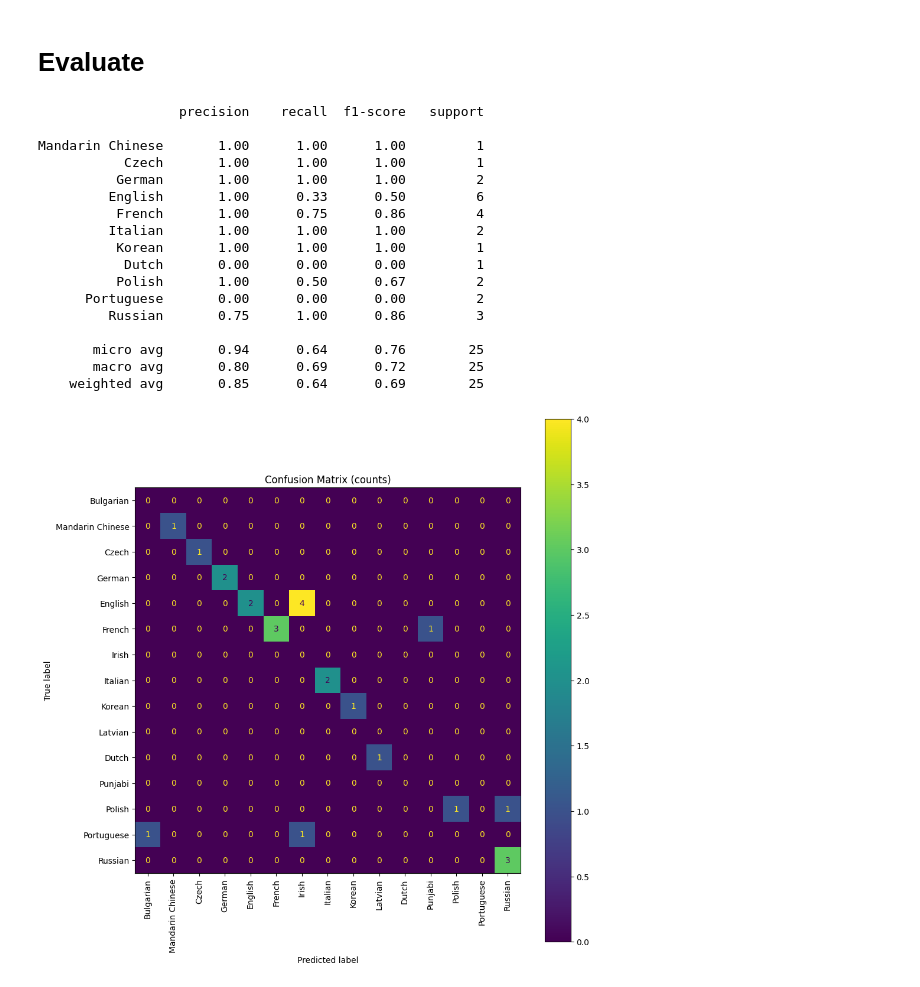
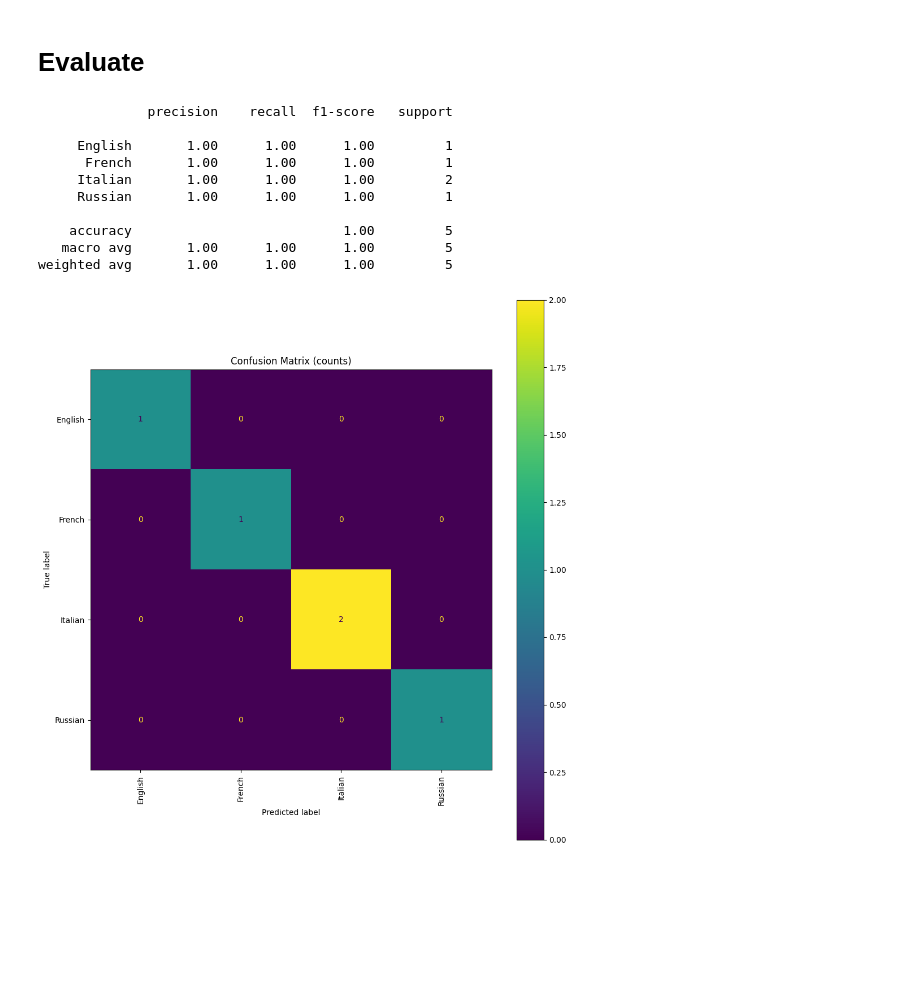
Before and after one commit to mahdouch9165/Language-Detection, a Jupyter notebook: evaluation/Evaluate_whisper_medium_fleurs_lang_id_on_minds14.ipynb, the cells around one changed output. Drawn from its saved outputs; the diff is of its cells as text; code cells hidden in the pictures; blank space fills up the shorter version.

Commit message:
Update evaluation scripts to use updated utils

```diff
--- a/evaluation/Evaluate_whisper_medium_fleurs_lang_id_on_minds14.ipynb
+++ b/evaluation/Evaluate_whisper_medium_fleurs_lang_id_on_minds14.ipynb
@@ -58,7 +58,7 @@ global_id_to_model_id = {v:k for k, v in model_id_to_global_id.items()}
 # Load and preprocess data
 # %%
 # On Google Colab cpu, runs at about 0.04 it/s, so 200 will over 1.25 hours
-minds_14 = datasets.load_dataset("PolyAI/minds14", "all", split="train").shuffle(seed=42).select(range(25))
+minds_14 = datasets.load_dataset("PolyAI/minds14", "all", split="train").shuffle(seed=42).select(range(5))
 minds_14
 # %% [output]
 You can avoid this message in future by passing the argument `trust_remote_code=True`.
@@ -172,25 +170,14 @@ unique_label_names = [model.config.id2label[id] for id in unique_label_ids]
-# %%
-_, report_text = eval_report.save_report(output_dir, label_model_ids, prediction_model_ids, unique_label_ids, unique_label_names)
-print(report_text)
-# %% [output]
-                  precision    recall  f1-score   support
-
-Mandarin Chinese       1.00      1.00      1.00         1
-           Czech       1.00      1.00      1.00         1
-          German       1.00      1.00      1.00         2
-         English       1.00      0.33      0.50         6
-          French       1.00      0.75      0.86         4
-         Italian       1.00      1.00      1.00         2
-          Korean       1.00      1.00      1.00         1
-           Dutch       0.00      0.00      0.00         1
-          Polish       1.00      0.50      0.67         2
-      Portuguese       0.00      0.00      0.00         2
-         Russian       0.75      1.00      0.86         3
-
-       micro avg       0.94      0.64      0.76        25
-       macro avg       0.80      0.69      0.72        25
-    weighted avg       0.85      0.64      0.69        25
 # %%
-eval_report.create_and_save_visualizations(output_dir, label_model_ids, prediction_model_ids, model.config.id2label)
+eval_report.make_evaluation_outputs(prediction_output, output_dir, model_id_to_global_id, model.config.id2label, dataset_id_to_global_id)
 # %% [output]
+              precision    recall  f1-score   support
+
+     English       1.00      1.00      1.00         1
+      French       1.00      1.00      1.00         1
+     Italian       1.00      1.00      1.00         2
+     Russian       1.00      1.00      1.00         1
+
+    accuracy                           1.00         5
+   macro avg       1.00      1.00      1.00         5
+weighted avg       1.00      1.00      1.00         5
-[figure, old version]
+[figure, new version]
```
Also changed, not shown: parts of 8 cells of this notebook, 2 other files.
